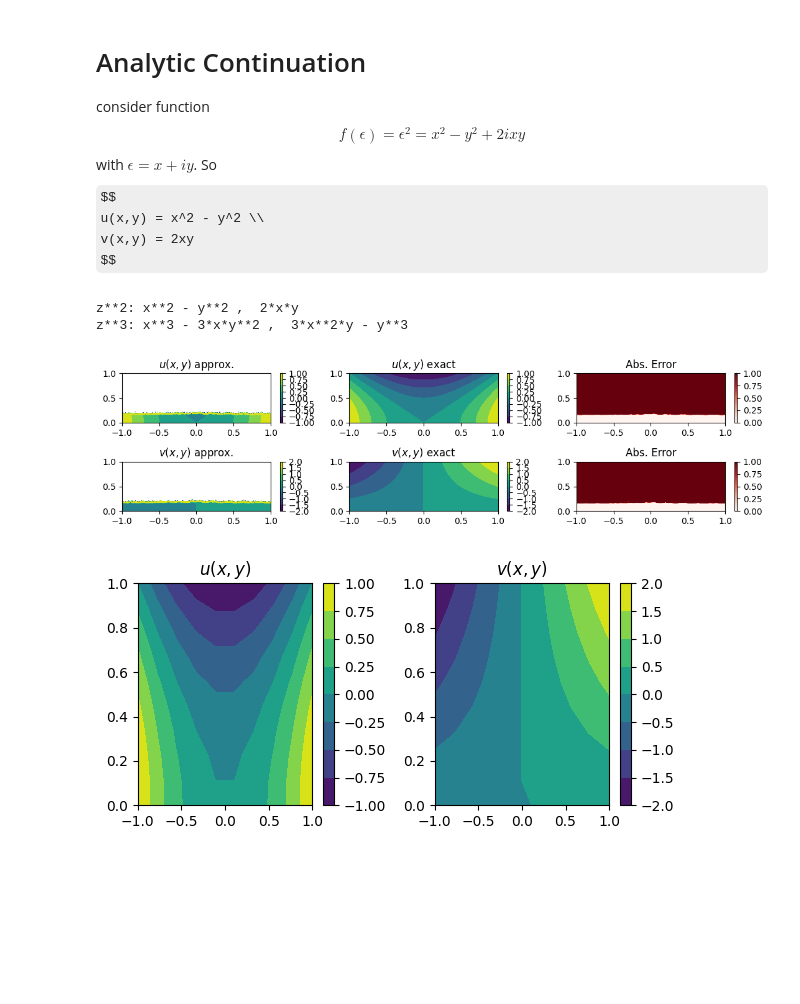
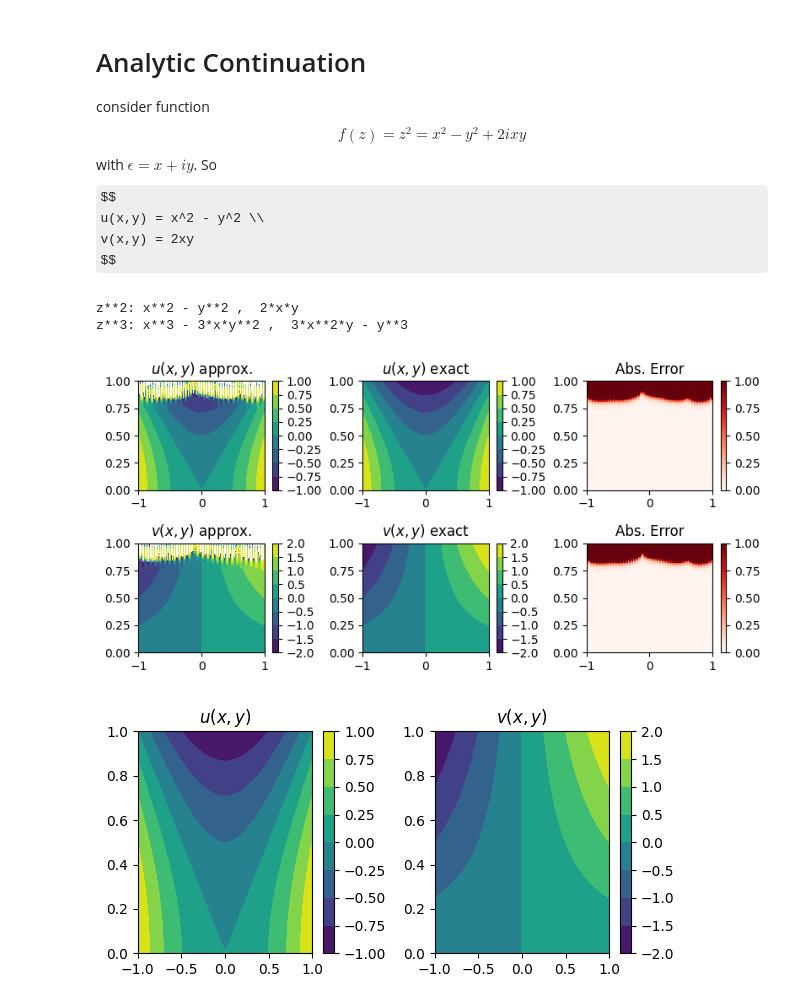
Before and after one commit to runehoejlund/plasma-ray-tracer, a Jupyter notebook: misc/analytic_cont.ipynb, the cells around one changed output. Saved outputs shown, nothing was run; the diff lists cells and outputs as text; code cells hidden in the pictures; some formulas as TeX source; blank space fills up the shorter version.

```diff
--- a/misc/analytic_cont.ipynb
+++ b/misc/analytic_cont.ipynb
@@ -3,7 +3,7 @@
 
 consider function
 $$
-f(\epsilon)=\epsilon^2 = x^2 - y^2 + 2ixy
+f(z)=z^2 = x^2 - y^2 + 2ixy
 $$
 with $\epsilon = x + i y$. So
 $$
@@ -56,7 +56,7 @@ def pad_right(f, axis):
     f_pad = np.concatenate([f, 3*(fm1 - fm2) + fm3], axis=axis)
     return f_pad
 # %%
-N = 500
+N = 100
 xi = np.linspace(-1,1, N)
 yj = np.linspace(0, 1, N)
 dx = xi[1] - xi[0]
@@ -91,39 +91,40 @@ for j in range(2,N):
     V[:, j] = dy/dx * (du_pad[1:] + du_pad[:-1]) + V[:, j-2]
     U[:, j] = - dy/dx * (dv_pad[1:] + dv_pad[:-1]) + U[:, j-2]
 
-fig, axes = plt.subplots(2, 3, figsize=(11, 3))
+fig, axes = plt.subplots(2, 3, figsize=(8, 4))
 clevels = np.linspace(np.round(np.min(u(X,Y))), np.round(np.max(u(X,Y))), 9)
 cont = axes[0, 0].contourf(X, Y, U, clevels)
 plt.colorbar(cont)
 axes[0, 0].set_title(r'$u(x,y)$ approx.')
 
 cont = axes[0, 1].contourf(X, Y, u(X, Y), clevels)
 plt.colorbar(cont)
 axes[0, 1].set_title(r'$u(x,y)$ exact')
 
 cont = axes[0, 2].contourf(X, Y, np.abs(U - u(X, Y)), cmap='Reds', vmin=0, vmax=1)
 cont = axes[0, 2].contourf(X, Y, np.abs(U - u(X, Y)), np.linspace(0, 1, 99), cmap='Reds')
 plt.colorbar(cont, ticks=np.linspace(0, 1, 5))
 axes[0, 2].set_title(r'Abs. Error')
 
 clevels = np.linspace(np.round(np.min(v(X,Y))), np.round(np.max(v(X,Y))), 9)
 cont = axes[1, 0].contourf(X, Y, V, clevels)
 plt.colorbar(cont)
 axes[1, 0].set_title(r'$v(x,y)$ approx.')
 
 cont = axes[1, 1].contourf(X, Y, v(X, Y), clevels)
 plt.colorbar(cont)
 axes[1, 1].set_title(r'$v(x,y)$ exact')
 
 cont = axes[1, 2].contourf(X, Y, np.abs(V - v(X, Y)), cmap='Reds', vmin=0, vmax=1)
 cont = axes[1, 2].contourf(X, Y, np.abs(V - v(X, Y)), np.linspace(0, 1, 99), cmap='Reds')
 plt.colorbar(cont, ticks=np.linspace(0, 1, 5))
 axes[1, 2].set_title(r'Abs. Error')
 
 plt.tight_layout()
+plt.savefig('./plots/anal_cont_m1.png', dpi=600)
 plt.show()
 # %% [output]
-[figure, old version]
+[figure, new version]
 # %%
 fig, axes = plt.subplots(1, 2, figsize=(6, 3))
 
```
